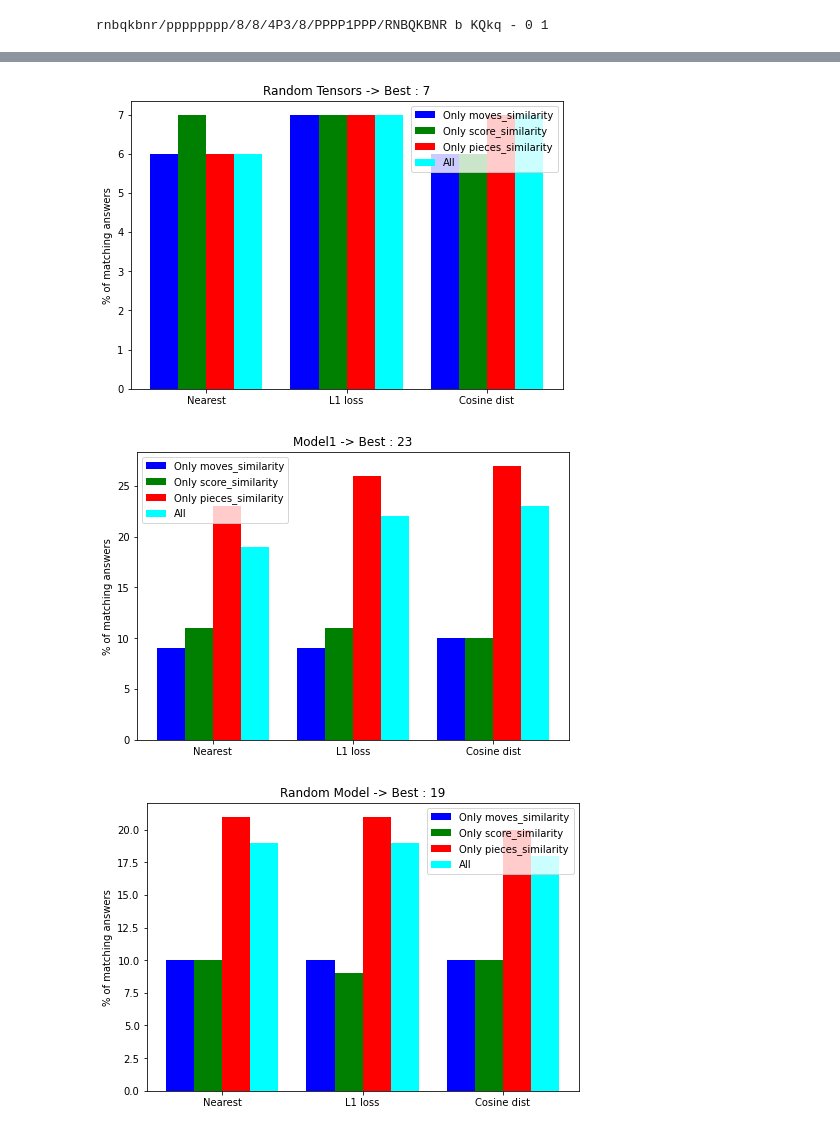
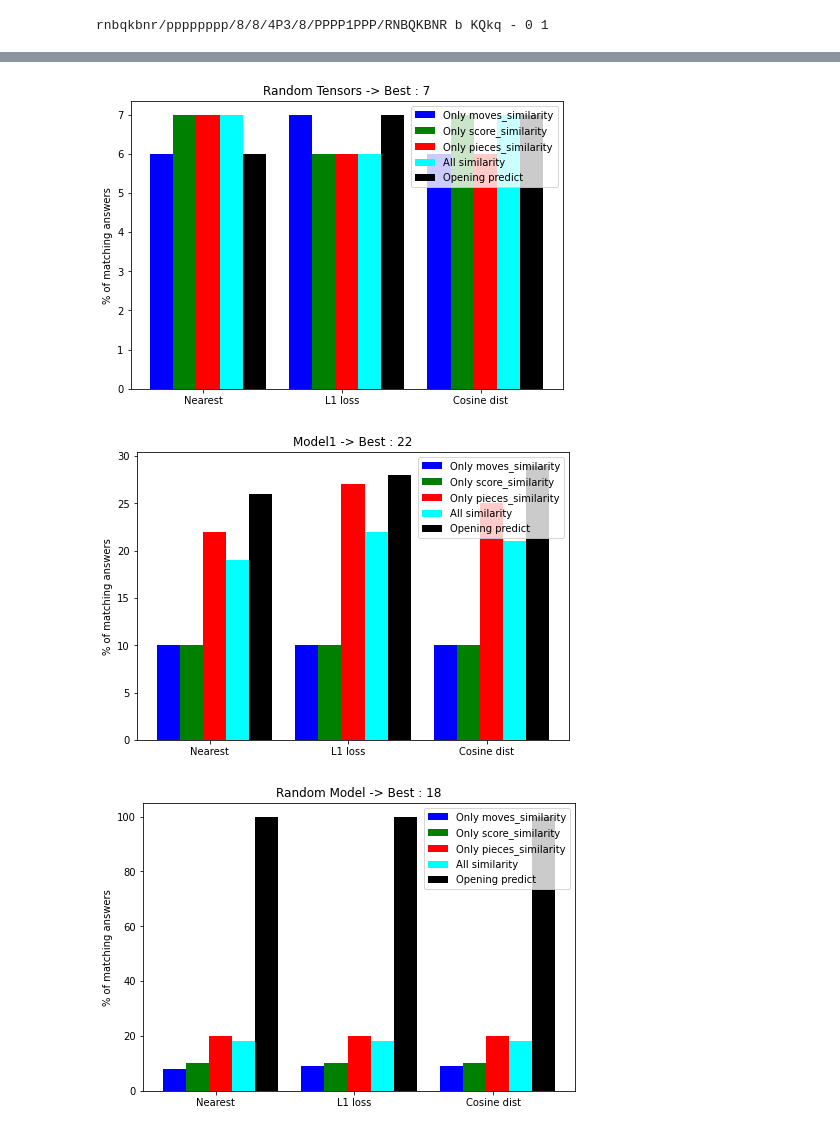
Before and after one commit to kazet/KFnrD2021-chess, a Jupyter notebook: notebook.ipynb, the cells around one changed output, grey strips where cells are left out. Drawn from its saved outputs; the diff is of its cells as text; code cells hidden in the pictures.

```diff
--- a/notebook.ipynb
+++ b/notebook.ipynb
@@ -15,6 +15,8 @@ import matplotlib.pyplot as plt
 # %%
 batch_size = 15
 n_fens_to_test = 3000
+opening_max_test = 5000
+openings_folder_path = path.join(getcwd(),"openingsFen")
 # %%
 # Similarity functions
 model_similarity_functions = {}
@@ -70,20 +73,25 @@ print(fens[0])
 rnbqkbnr/pppppppp/8/8/4P3/8/PPPP1PPP/RNBQKBNR b KQkq - 0 1
 # %%
 for model in models_inference:
-    results = [[] for i in range(4)]
+    results = [[] for i in range(5)]
     for similarity in model_similarity_functions:
         print("Model : "+model,"|| Function : "+similarity)
+        print(" Check opening predict...")
+        result = opening_score(models_inference[model],nearest,openings_folder_path,batch_size,opening_max_test)
+        results[4].append(int(result*100))
         result = model_score(models_inference[model], engine, model_similarity_functions[similarity], predict_similarity, fens.copy(), batch_size,print_progress = True)
         for i, res in enumerate(result):
             results[i].append(int(res*100))
+
     fig = plt.figure()
     ax = fig.add_axes([0,0,1,1])
     X = np.arange(len(results[0]))
-
-    ax.bar(X + 0.00 , results[0], color = 'b', width = 0.2, label = "Only moves_similarity")
-    ax.bar(X + 0.20, results[1], color = 'g', width = 0.2, label ="Only score_similarity")
-    ax.bar(X + 0.40, results[2], color = 'r', width = 0.2, label ="Only pieces_similarity")
-    ax.bar(X + 0.60, results[3], color = 'cyan', width = 0.2, label ="All")
+    sub_column_len = 1/6
+    ax.bar(X , results[0], color = 'b', width = sub_column_len, label = "Only moves_similarity")
+    ax.bar(X + sub_column_len, results[1], color = 'g', width = sub_column_len, label ="Only score_similarity")
+    ax.bar(X + sub_column_len*2, results[2], color = 'r', width = sub_column_len, label ="Only pieces_similarity")
+    ax.bar(X + sub_column_len*3, results[3], color = 'cyan', width = sub_column_len, label ="All similarity")
+    ax.bar(X + sub_column_len*4, results[4], color = 'black', width = sub_column_len, label ="Opening predict")
     plt.xticks(X + 0.3, list(model_similarity_functions))
     plt.ylabel('% of matching answers')
     plt.title(model+" -> Best : "+str(max(results[3])))
@@ -109,4 +116,4 @@ Model : Random Model || Function : Cosine dist
  Progres : 100%, End
-[figure, old version]
+[figure, new version]
-[figure, old version]
+[figure, new version]
-[figure, old version]
+[figure, new version]
```
Also changed, not shown: parts of 3 cells of this notebook.
